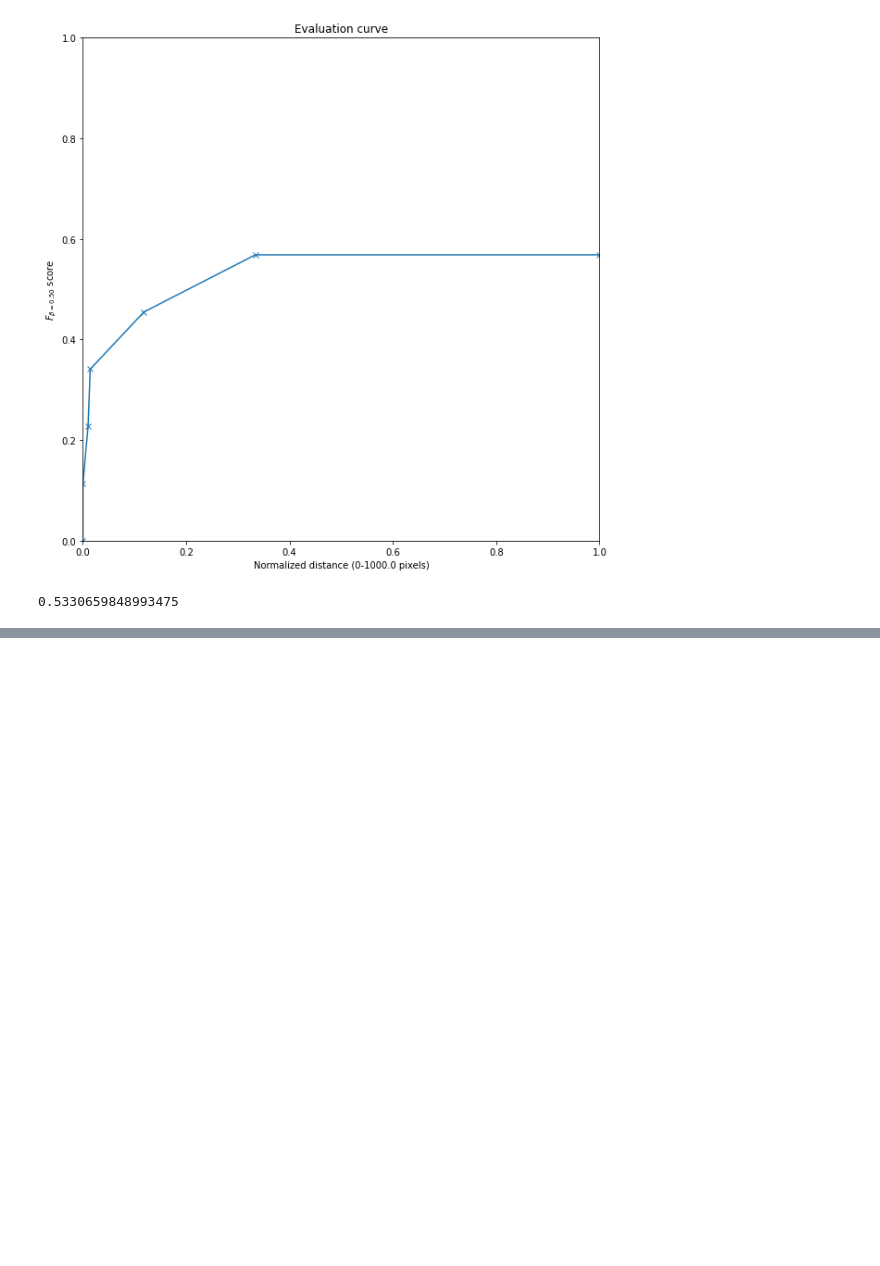
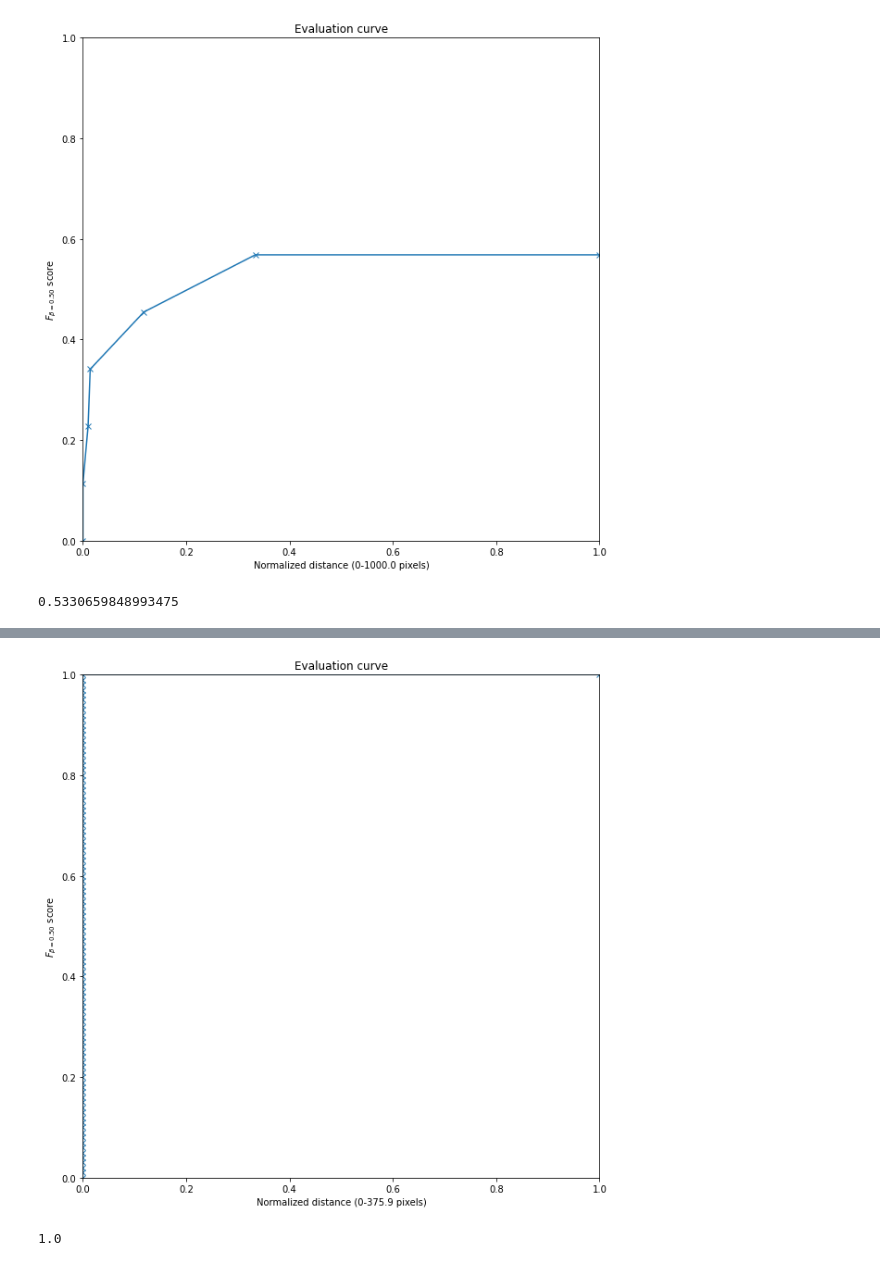
Before and after one commit to icdar21-mapseg/icdar21-mapseg-eval, a Jupyter notebook: task3_point_detect_eval_demo.ipynb, the cells around one changed output, grey strips where cells are left out. Saved outputs shown, nothing was run; the diff lists cells and outputs as text; code cells hidden in the pictures; blank space fills up the shorter version.

```diff
--- a/task3_point_detect_eval_demo.ipynb
+++ b/task3_point_detect_eval_demo.ipynb
@@ -347,0 +373,6 @@ area
+# %%
+area, _, _ = eval_pt_detect(predictions, predictions, radius_limit, beta=0.5, debug=False, show_plot=True)
+area
+# %% [output]
+[figure, added]
+1.0
```
Also changed, not shown: parts of 10 cells of this notebook.
